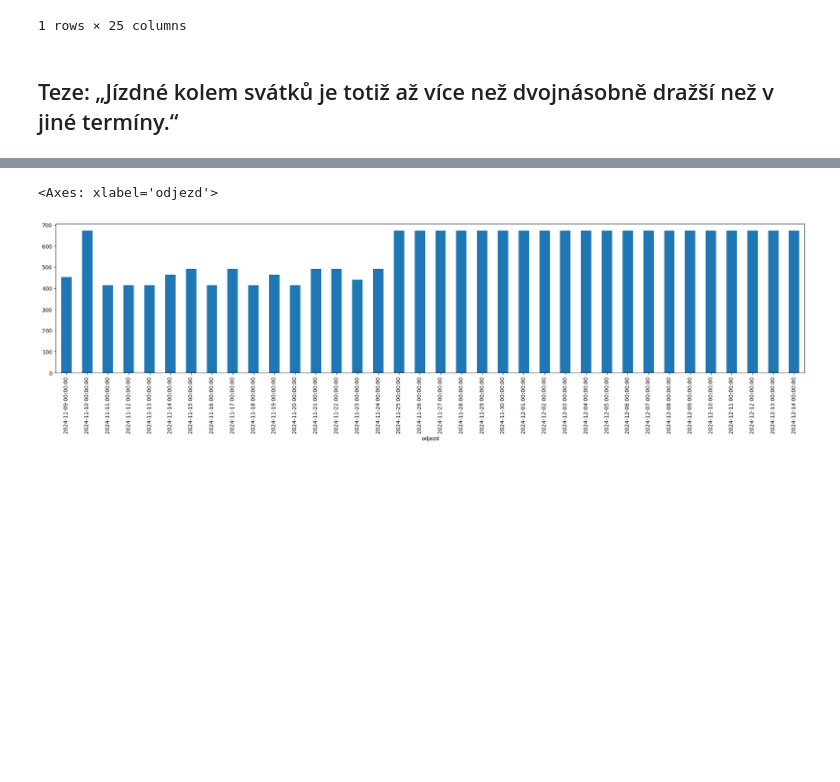
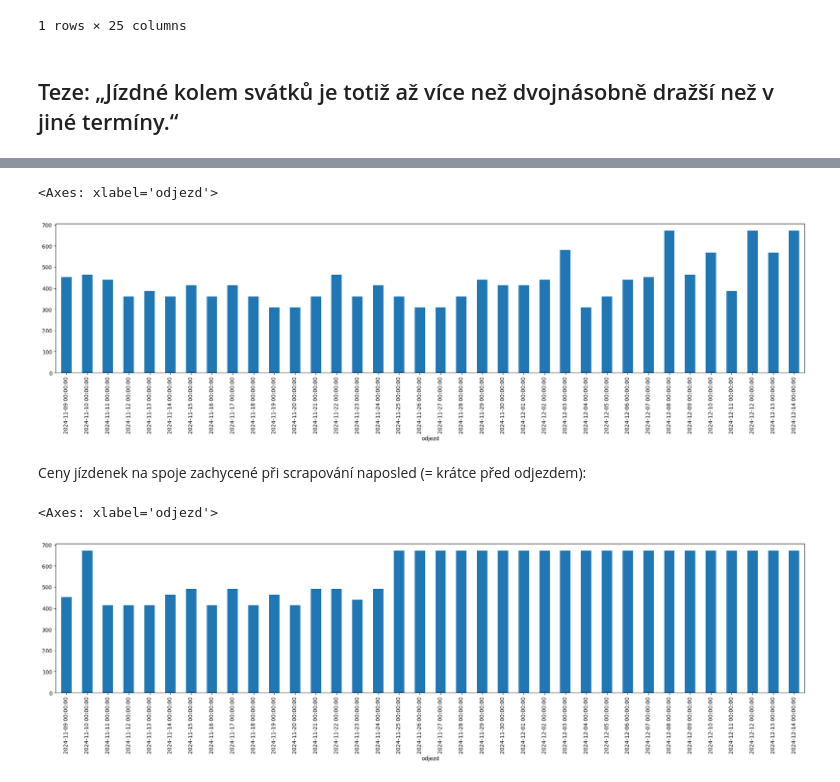
Before and after one commit to DataRozhlas/ceny-jizdenek, a Jupyter notebook: 116_vanocni_drazdany.ipynb, the cells around one changed output, grey strips where cells are left out. Saved outputs shown, nothing was run; the diff lists cells and outputs as text; code cells hidden in the pictures; blank space fills up the shorter version.

```diff
--- a/116_vanocni_drazdany.ipynb
+++ b/116_vanocni_drazdany.ipynb
@@ -19,3 +28,10 @@ df_posledni.sample()
+# %%
+df_prvni[df_prvni['odjezd'] <= '2024-12-15'].groupby(pd.Grouper(key='odjezd', freq='D'))['cena'].median().plot.bar(figsize=(25,5))
+# %% [output]
+<Axes: xlabel='odjezd'>
+[figure, added]
+# %% [markdown]
+Ceny jízdenek na spoje zachycené při scrapování naposled (= krátce před odjezdem):
 # %%
 df_posledni[df_posledni['odjezd'] <= '2024-12-15'].groupby(pd.Grouper(key='odjezd', freq='D'))['cena'].median().plot.bar(figsize=(25,5))
 # %% [output]
```
Also changed, not shown: parts of 8 cells of this notebook, 7 other files.
